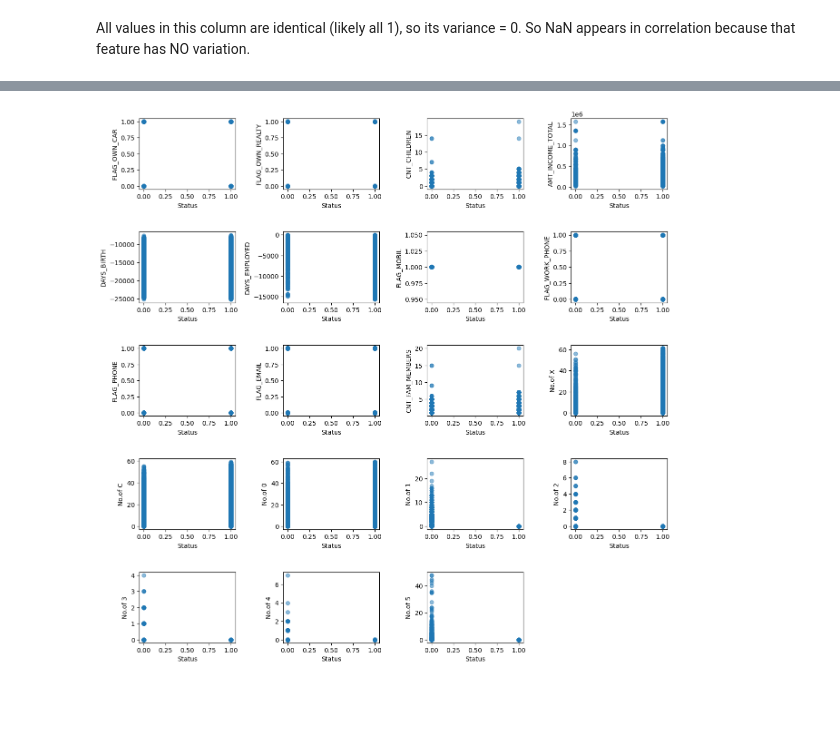
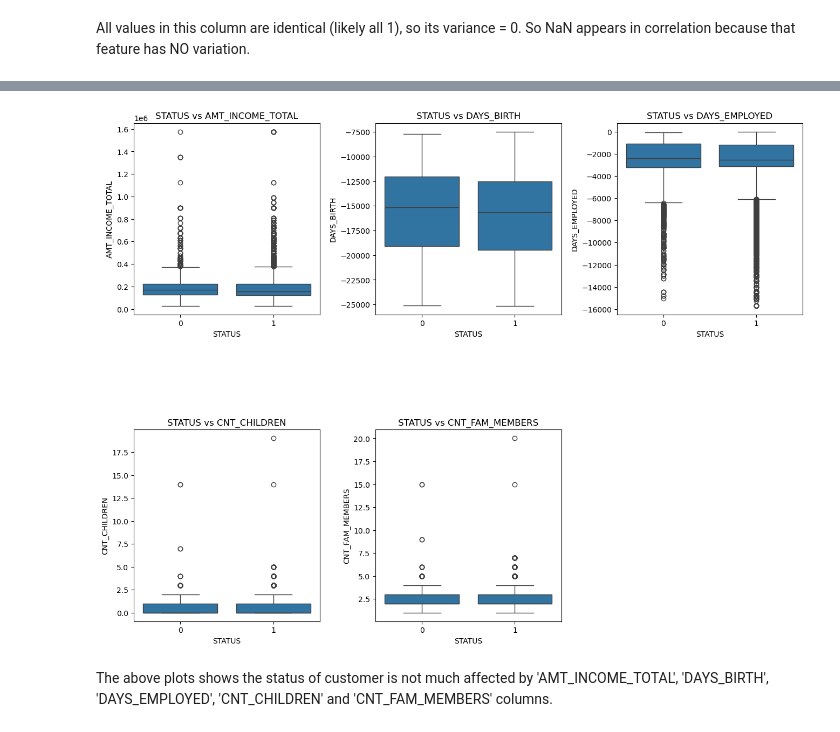
Before and after one commit to Gibi1997/Springboard-Project-Capstone-2, a Jupyter notebook: Exploratory Data Analysis.ipynb, the cells around one changed output, grey strips where cells are left out. Saved outputs shown, nothing was run; the diff lists cells and outputs as text; code cells hidden in the pictures; blank space fills up the shorter version.

```diff
--- a/Exploratory Data Analysis.ipynb
+++ b/Exploratory Data Analysis.ipynb
@@ -165,5 +184,29 @@ features = [col for col in df_applicant.columns if col not in ['ID','CODE_GENDER
-# %%
-#Plotting scatterplots
-scatterplots(features, ncol=4, figsize=(15, 15))
-# %% [output]
-[figure, removed]
+# %%
+#plotting box plots to find the relationship between STATUS column with other numeric columns.
+def box_plots(columns, ncol=3, figsize=(16, 9)):
+    cols = [c for c in columns if c != 'STATUS']
+    nrow = int(np.ceil(len(cols) / ncol))
+
+    fig, axes = plt.subplots(nrow, ncol, figsize=figsize, squeeze=False)
+    fig.subplots_adjust(wspace=0.3, hspace=0.6)
+
+    for i, col in enumerate(cols):
+        ax = axes.flatten()[i]
+        sns.boxplot(x='STATUS', y=col, data=df_applicant, ax=ax)
+        ax.set_title(f"STATUS vs {col}")
+
+    for j in range(i + 1, nrow * ncol):
+        axes.flatten()[j].set_visible(False)
+
+    plt.show()
+# %%
+numeric_cols = [
+    'AMT_INCOME_TOTAL', 'DAYS_BIRTH', 'DAYS_EMPLOYED',
+    'CNT_CHILDREN', 'CNT_FAM_MEMBERS']
+
+box_plots(numeric_cols, ncol=3, figsize=(16, 12))
+# %% [output]
+[figure, added]
+# %% [markdown]
+The above plots shows the status of customer is not much affected by 'AMT_INCOME_TOTAL', 'DAYS_BIRTH', 'DAYS_EMPLOYED',
+'CNT_CHILDREN' and 'CNT_FAM_MEMBERS' columns.
```
Also changed, not shown: parts of 42 cells of this notebook, 1 other file.
